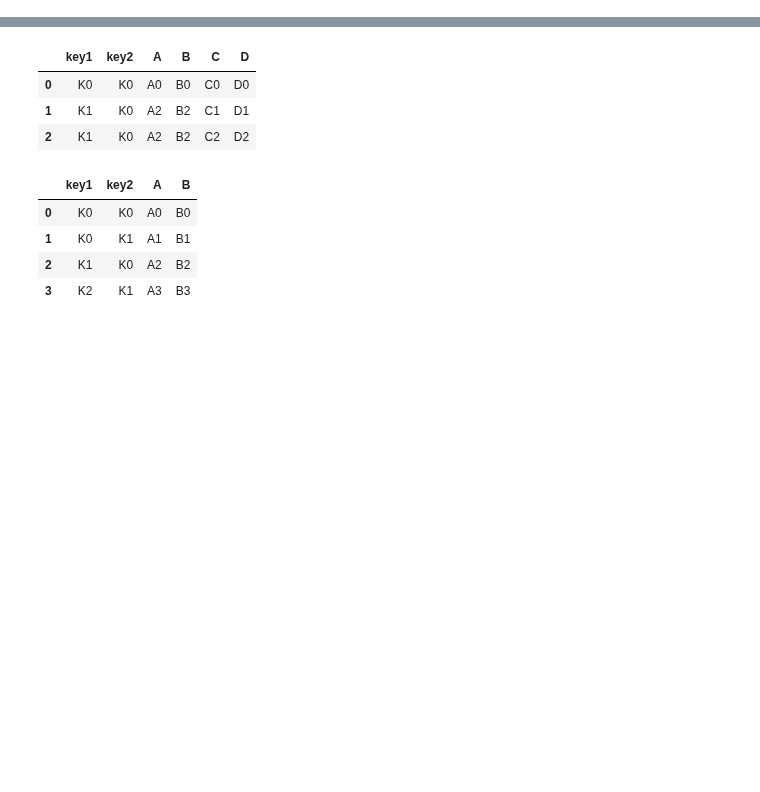
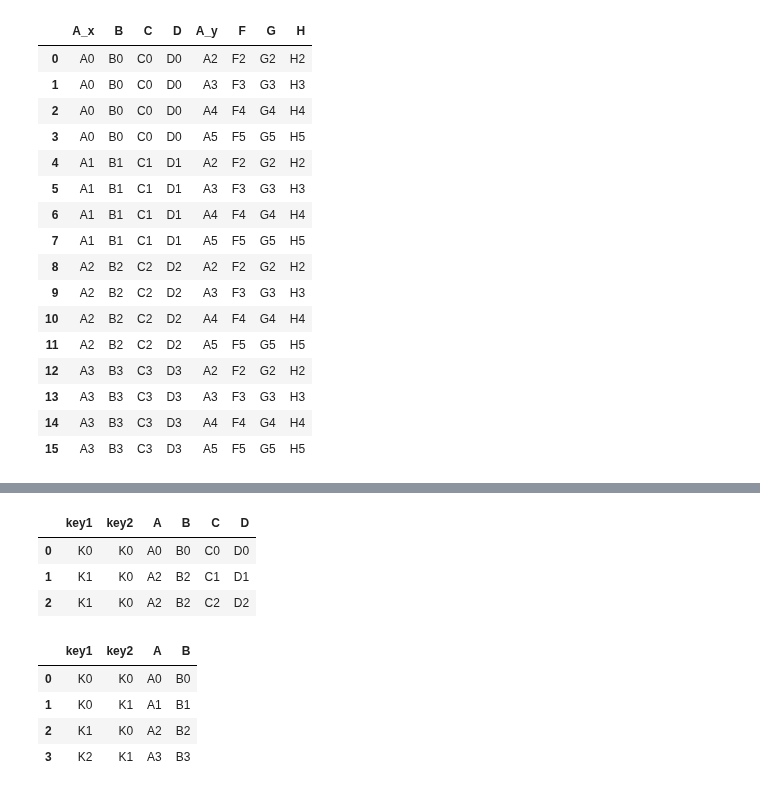
Before and after one commit to ZosoV/pandas_review, a Jupyter notebook: 005_concat_merging.ipynb, the cells around one changed output, grey strips where cells are left out. Saved outputs shown, nothing was run; the diff lists cells and outputs as text; code cells hidden in the pictures; blank space fills up the shorter version.

Commit message:
Starting Concat, merging and comparing notebook (In progress)

```diff
--- a/005_concat_merging.ipynb
+++ b/005_concat_merging.ipynb
@@ -2,0 +18,16 @@
+# %%
+# Handy Functions
+from IPython.display import display_html
+
+def display_side_by_side(*args):
+    html_str=''
+    for df in args:
+        html_str+=df.to_html()
+    display_html(html_str.replace('table','table style="display:inline"'),raw=True)
+
+def letter_list(letter, length, start = None):
+    if start:
+        result = [f"{letter}{i}" for i in range(start, length + start)]
+    else:
+        result = [f"{letter}{i}" for i in range(length)]
+    return result
@@ -47,0 +442,21 @@ right
+# %%
+# checking one to one merge()
+
+left = pd.DataFrame(
+    {
+        "A": letter_list("A",4),
+        "B": letter_list("B",4),
+        "C": letter_list("C",4),
+        "D": letter_list("D",4)
+    }
+)
+right = pd.DataFrame(
+    {
+        "A": letter_list("A",4, start = 2),
+        "F": letter_list("F",4, start = 2),
+        "G": letter_list("G",4, start = 2),
+        "H": letter_list("H",4, start = 2)
+    }
+)
+
+display_side_by_side(left, right)
@@ -47,0 +511,22 @@ right
+# %%
+# how = "cross" (cartesian product between rows in left and right)
+# NOTE: it is not one to one, it is a cartesian product
+pd.merge(left, right, how="cross")
+# %% [output]
+|  | A_x | B | C | D | A_y | F | G | H |
+| 0 | A0 | B0 | C0 | D0 | A2 | F2 | G2 | H2 |
+| 1 | A0 | B0 | C0 | D0 | A3 | F3 | G3 | H3 |
+| 2 | A0 | B0 | C0 | D0 | A4 | F4 | G4 | H4 |
+| 3 | A0 | B0 | C0 | D0 | A5 | F5 | G5 | H5 |
+| 4 | A1 | B1 | C1 | D1 | A2 | F2 | G2 | H2 |
+| 5 | A1 | B1 | C1 | D1 | A3 | F3 | G3 | H3 |
+| 6 | A1 | B1 | C1 | D1 | A4 | F4 | G4 | H4 |
+| 7 | A1 | B1 | C1 | D1 | A5 | F5 | G5 | H5 |
+| 8 | A2 | B2 | C2 | D2 | A2 | F2 | G2 | H2 |
+| 9 | A2 | B2 | C2 | D2 | A3 | F3 | G3 | H3 |
+| 10 | A2 | B2 | C2 | D2 | A4 | F4 | G4 | H4 |
+| 11 | A2 | B2 | C2 | D2 | A5 | F5 | G5 | H5 |
+| 12 | A3 | B3 | C3 | D3 | A2 | F2 | G2 | H2 |
+| 13 | A3 | B3 | C3 | D3 | A3 | F3 | G3 | H3 |
+| 14 | A3 | B3 | C3 | D3 | A4 | F4 | G4 | H4 |
+| 15 | A3 | B3 | C3 | D3 | A5 | F5 | G5 | H5 |
```
Also changed, not shown: parts of 49 cells of this notebook, 3 other files.
